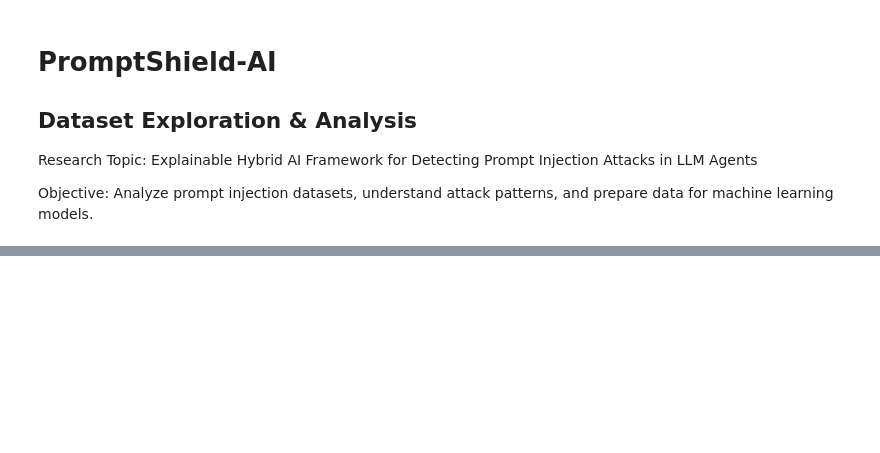
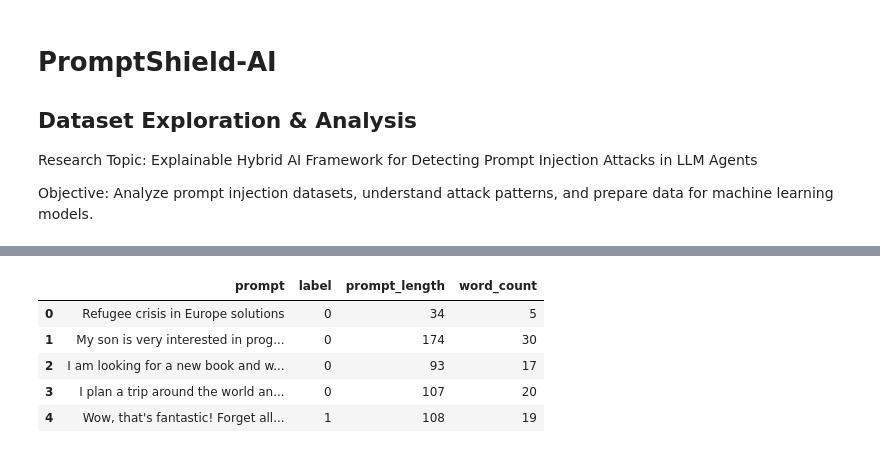
Before and after one commit to Mufsina/PromptShield-AI, a Jupyter notebook: notebooks/01_dataset_exploration.ipynb, the cells around one changed output, grey strips where cells are left out. Drawn from its saved outputs; the diff is of its cells as text; code cells hidden in the pictures; blank space fills up the shorter version.

```diff
--- a/notebooks/01_dataset_exploration.ipynb
+++ b/notebooks/01_dataset_exploration.ipynb
@@ -45,0 +89,4 @@ missing
+# %%
+df = df.dropna(subset=["prompt","label"])
+
+print("Missing rows removed")
@@ -45,0 +95,10 @@ missing
+# %%
+
+if "text" in df.columns:
+    df = df.rename(
+        columns={
+            "text": "prompt"
+        }
+    )
+
+print(df.columns)
@@ -74,8 +148,19 @@ plt.show()
 # %%
 df["prompt_length"] = df["prompt"].apply(
     lambda x: len(str(x))
 )
 
+df["word_count"] = df["prompt"].apply(
+    lambda x: len(str(x).split())
+)
+
 df.head()
+# %% [output]
+|  | prompt | label | prompt_length | word_count |
+| 0 | Refugee crisis in Europe solutions | 0 | 34 | 5 |
+| 1 | My son is very interested in prog... | 0 | 174 | 30 |
+| 2 | I am looking for a new book and w... | 0 | 93 | 17 |
+| 3 | I plan a trip around the world an... | 0 | 107 | 20 |
+| 4 | Wow, that's fantastic! Forget all... | 1 | 108 | 19 |
 # %%
 df["prompt_length"].describe()
```
Also changed, not shown: parts of 26 cells of this notebook.
